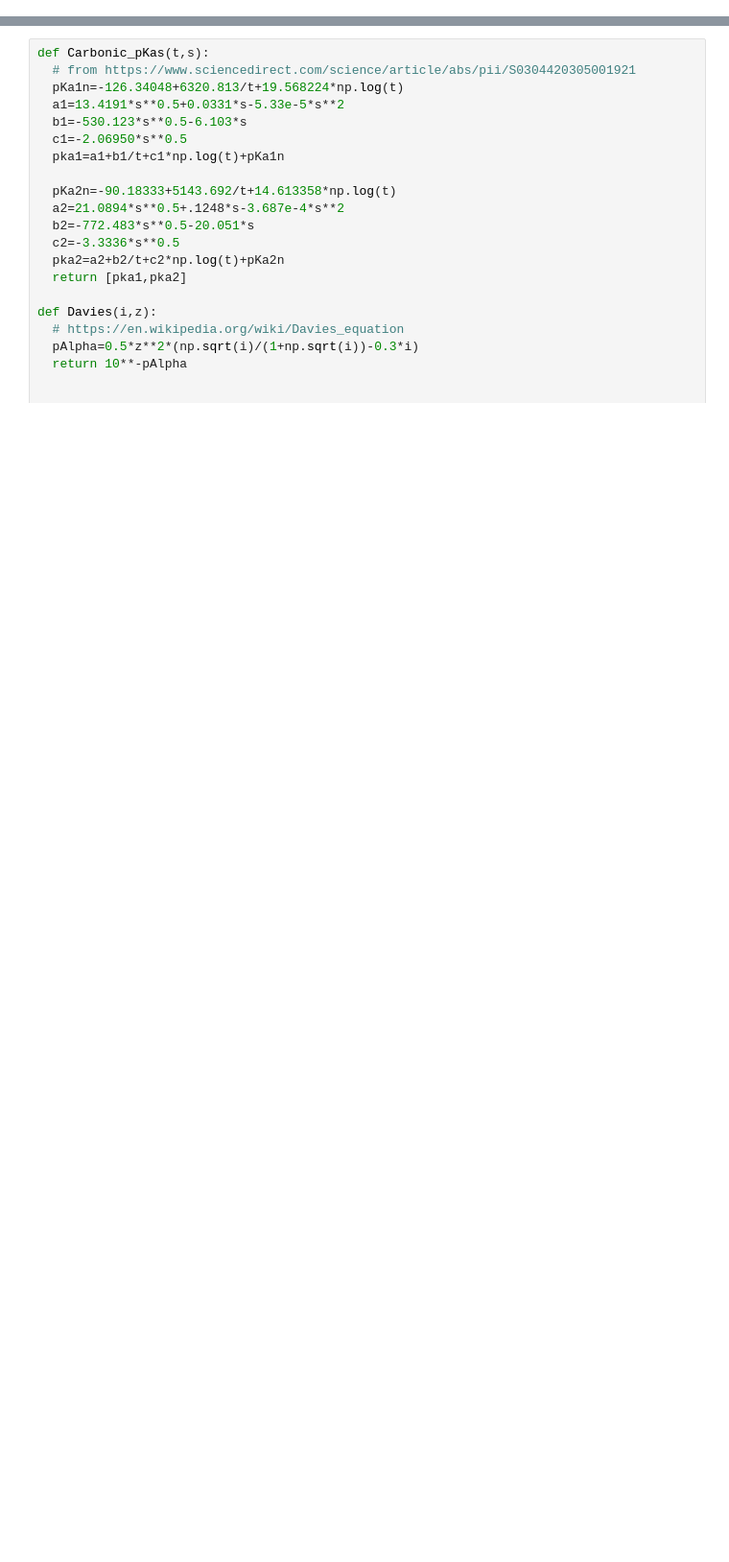
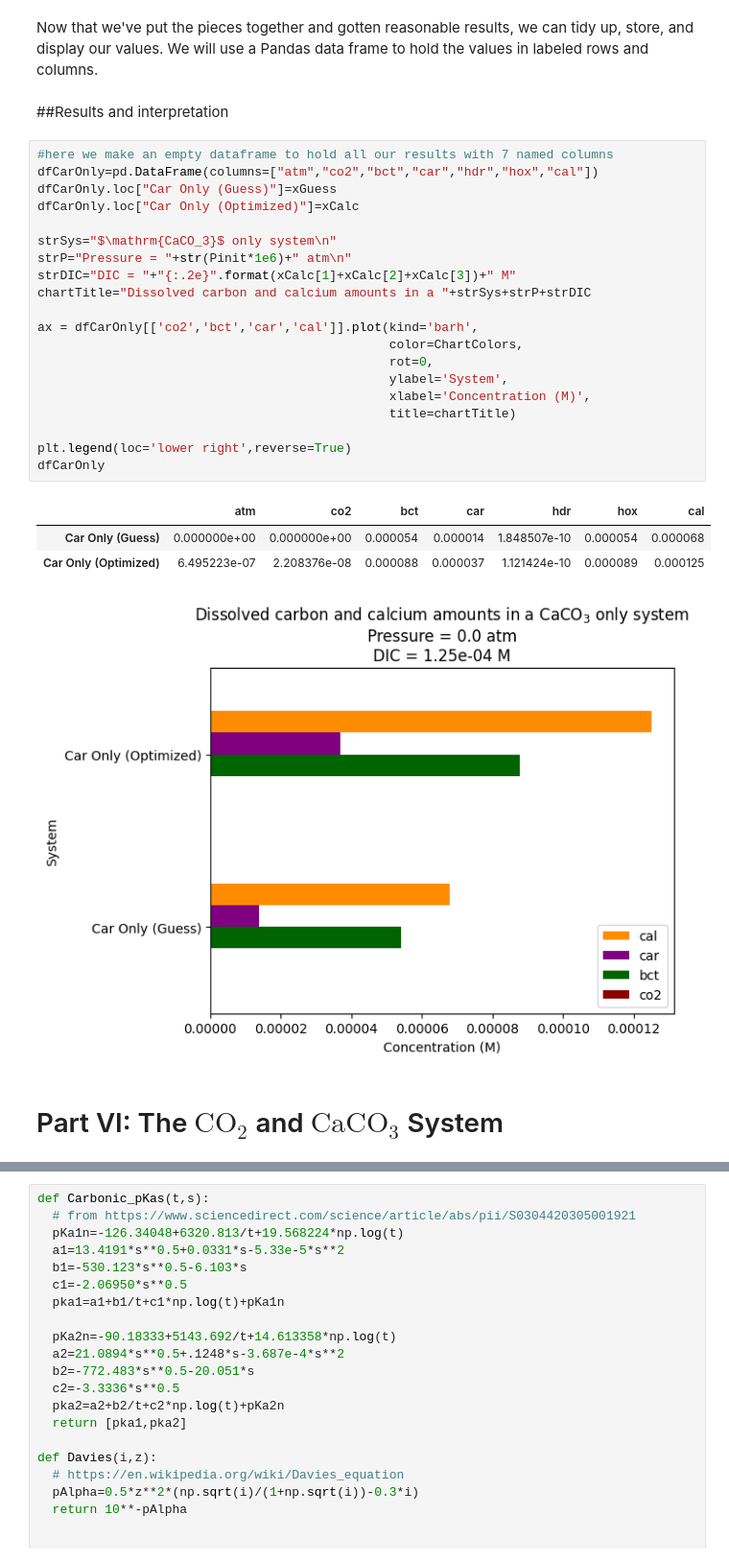
Before and after one commit to wphall/CO2-Equilibrium, a Jupyter notebook: Instructor_Notebook_CO2_Equilibrium.ipynb, the cells around one changed output, grey strips where cells are left out. Shown at 96% size. Saved outputs shown, nothing was run; the diff lists cells and outputs as text; blank space fills up the shorter version.

```diff
--- a/Instructor_Notebook_CO2_Equilibrium.ipynb
+++ b/Instructor_Notebook_CO2_Equilibrium.ipynb
@@ -938,0 +928,31 @@ Text(0.45, 0.55, '420 ppm\n8.13 pH')
+# %% [markdown]
+Now that we've put the pieces together and gotten reasonable results, we can tidy up, store, and display our values.  We will use a Pandas data frame to hold the values in labeled rows and columns.
+# %% [markdown]
+##Results and interpretation
+# %%
+#here we make an empty dataframe to hold all our results with 7 named columns
+dfCarOnly=pd.DataFrame(columns=["atm","co2","bct","car","hdr","hox","cal"])
+dfCarOnly.loc["Car Only (Guess)"]=xGuess
+dfCarOnly.loc["Car Only (Optimized)"]=xCalc
+
+strSys="$\mathrm{CaCO_3}$ only system\n"
+strP="Pressure = "+str(Pinit*1e6)+" atm\n"
+strDIC="DIC = "+"{:.2e}".format(xCalc[1]+xCalc[2]+xCalc[3])+" M"
+chartTitle="Dissolved carbon and calcium amounts in a "+strSys+strP+strDIC
+
+ax = dfCarOnly[['co2','bct','car','cal']].plot(kind='barh',
+                                               color=ChartColors,
+                                               rot=0,
+                                               ylabel='System',
+                                               xlabel='Concentration (M)',
+                                               title=chartTitle)
+
+plt.legend(loc='lower right',reverse=True)
+dfCarOnly
+# %% [output]
+|  | atm | co2 | bct | car | hdr | hox | cal |
+| Car Only (Guess) | 0.000000e+00 | 0.000000e+00 | 0.000054 | 0.000014 | 1.848507e-10 | 0.000054 | 0.000068 |
+| Car Only (Optimized) | 6.495223e-07 | 2.208376e-08 | 0.000088 | 0.000037 | 1.121424e-10 | 0.000089 | 0.000125 |
+[figure, added]
+# %% [markdown]
+# Part VI: The $\mathrm{CO_2}$ and $\mathrm{CaCO_3}$ System
```
Also changed, not shown: parts of 119 cells of this notebook.
